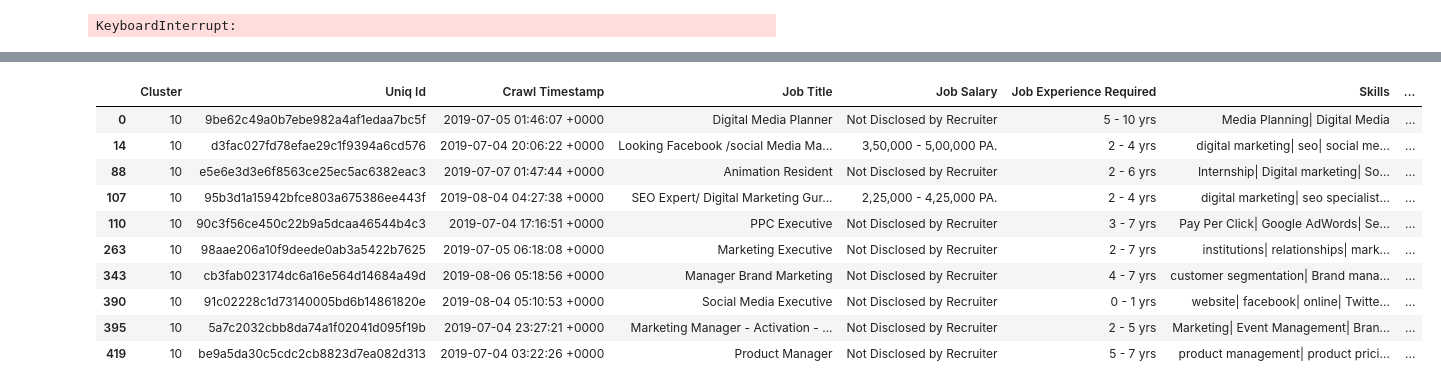
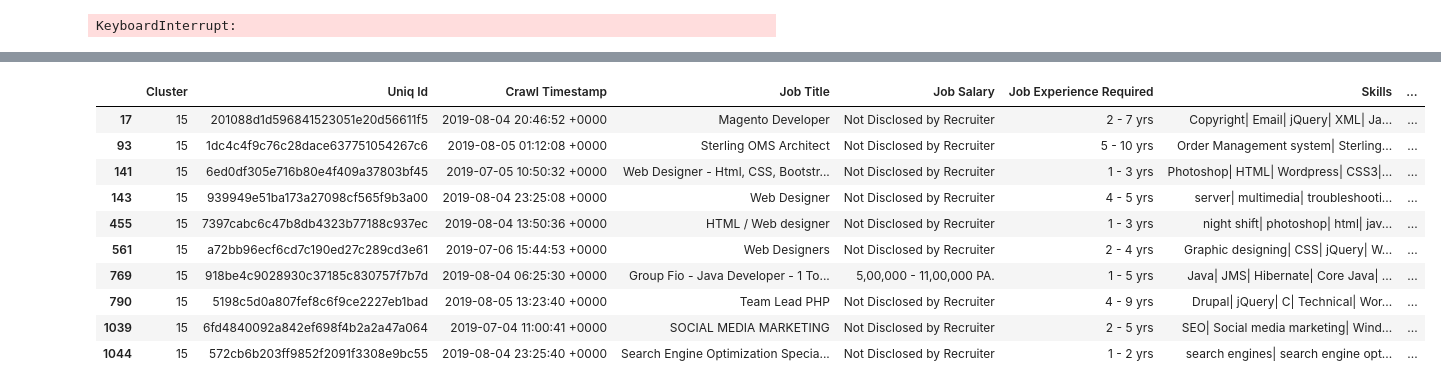
Before and after one commit to Niranjan2048/Job_reccomender-engine, a Jupyter notebook: niru.ipynb, the cells around one changed output, grey strips where cells are left out. Drawn from its saved outputs; the diff is of its cells as text; code cells hidden in the pictures.

```diff
--- a/niru.ipynb
+++ b/niru.ipynb
@@ -850,14 +848,14 @@ AttributeError: 'Series' object has no attribute 'get_dummies'
 # %%
-jobs[jobs['Cluster']==10].head(10)
+jobs[jobs['Cluster']==15].head(10)
 # %% [output]
 |  | Cluster | Uniq Id | Crawl Timestamp | Job Title | Job Salary | Job Experience Required | Skills | ... |
-| 0 | 10 | 9be62c49a0b7ebe982a4af1edaa7bc5f | 2019-07-05 01:46:07 +0000 | Digital Media Planner | Not Disclosed by Recruiter | 5 - 10 yrs | Media Planning| Digital Media | ... |
-| 14 | 10 | d3fac027fd78efae29c1f9394a6cd576 | 2019-07-04 20:06:22 +0000 | Looking Facebook /social Media Ma... | 3,50,000 - 5,00,000 PA. | 2 - 4 yrs | digital marketing| seo| social me... | ... |
-| 88 | 10 | e5e6e3d3e6f8563ce25ec5ac6382eac3 | 2019-07-07 01:47:44 +0000 | Animation Resident | Not Disclosed by Recruiter | 2 - 6 yrs | Internship| Digital marketing| So... | ... |
-| 107 | 10 | 95b3d1a15942bfce803a675386ee443f | 2019-08-04 04:27:38 +0000 | SEO Expert/ Digital Marketing Gur... | 2,25,000 - 4,25,000 PA. | 2 - 4 yrs | digital marketing| seo specialist... | ... |
-| 110 | 10 | 90c3f56ce450c22b9a5dcaa46544b4c3 | 2019-07-04 17:16:51 +0000 | PPC Executive | Not Disclosed by Recruiter | 3 - 7 yrs | Pay Per Click| Google AdWords| Se... | ... |
-| 263 | 10 | 98aae206a10f9deede0ab3a5422b7625 | 2019-07-05 06:18:08 +0000 | Marketing Executive | Not Disclosed by Recruiter | 2 - 7 yrs | institutions| relationships| mark... | ... |
-| 343 | 10 | cb3fab023174dc6a16e564d14684a49d | 2019-08-06 05:18:56 +0000 | Manager Brand Marketing | Not Disclosed by Recruiter | 4 - 7 yrs | customer segmentation| Brand mana... | ... |
-| 390 | 10 | 91c02228c1d73140005bd6b14861820e | 2019-08-04 05:10:53 +0000 | Social Media Executive | Not Disclosed by Recruiter | 0 - 1 yrs | website| facebook| online| Twitte... | ... |
-| 395 | 10 | 5a7c2032cbb8da74a1f02041d095f19b | 2019-07-04 23:27:21 +0000 | Marketing Manager - Activation - ... | Not Disclosed by Recruiter | 2 - 5 yrs | Marketing| Event Management| Bran... | ... |
-| 419 | 10 | be9a5da30c5cdc2cb8823d7ea082d313 | 2019-07-04 03:22:26 +0000 | Product Manager | Not Disclosed by Recruiter | 5 - 7 yrs | product management| product prici... | ... |
+| 17 | 15 | 201088d1d596841523051e20d56611f5 | 2019-08-04 20:46:52 +0000 | Magento Developer | Not Disclosed by Recruiter | 2 - 7 yrs | Copyright| Email| jQuery| XML| Ja... | ... |
+| 93 | 15 | 1dc4c4f9c76c28dace637751054267c6 | 2019-08-05 01:12:08 +0000 | Sterling OMS Architect | Not Disclosed by Recruiter | 5 - 10 yrs | Order Management system| Sterling... | ... |
+| 141 | 15 | 6ed0df305e716b80e4f409a37803bf45 | 2019-07-05 10:50:32 +0000 | Web Designer - Html, CSS, Bootstr... | Not Disclosed by Recruiter | 1 - 3 yrs | Photoshop| HTML| Wordpress| CSS3|... | ... |
+| 143 | 15 | 939949e51ba173a27098cf565f9b3a00 | 2019-08-04 23:25:08 +0000 | Web Designer | Not Disclosed by Recruiter | 4 - 5 yrs | server| multimedia| troubleshooti... | ... |
+| 455 | 15 | 7397cabc6c47b8db4323b77188c937ec | 2019-08-04 13:50:36 +0000 | HTML / Web designer | Not Disclosed by Recruiter | 1 - 3 yrs | night shift| photoshop| html| jav... | ... |
+| 561 | 15 | a72bb96ecf6cd7c190ed27c289cd3e61 | 2019-07-06 15:44:53 +0000 | Web Designers | Not Disclosed by Recruiter | 2 - 4 yrs | Graphic designing| CSS| jQuery| W... | ... |
+| 769 | 15 | 918be4c9028930c37185c830757f7b7d | 2019-08-04 06:25:30 +0000 | Group Fio - Java Developer - 1 To... | 5,00,000 - 11,00,000 PA. | 1 - 5 yrs | Java| JMS| Hibernate| Core Java| ... | ... |
+| 790 | 15 | 5198c5d0a807fef8c6f9ce2227eb1bad | 2019-08-05 13:23:40 +0000 | Team Lead PHP | Not Disclosed by Recruiter | 4 - 9 yrs | Drupal| jQuery| C| Technical| Wor... | ... |
+| 1039 | 15 | 6fd4840092a842ef698f4b2a2a47a064 | 2019-07-04 11:00:41 +0000 | SOCIAL MEDIA MARKETING | Not Disclosed by Recruiter | 2 - 5 yrs | SEO| Social media marketing| Wind... | ... |
+| 1044 | 15 | 572cb6b203ff9852f2091f3308e9bc55 | 2019-08-04 23:25:40 +0000 | Search Engine Optimization Specia... | Not Disclosed by Recruiter | 1 - 2 yrs | search engines| search engine opt... | ... |
```
Also changed, not shown: parts of 14 cells of this notebook.
